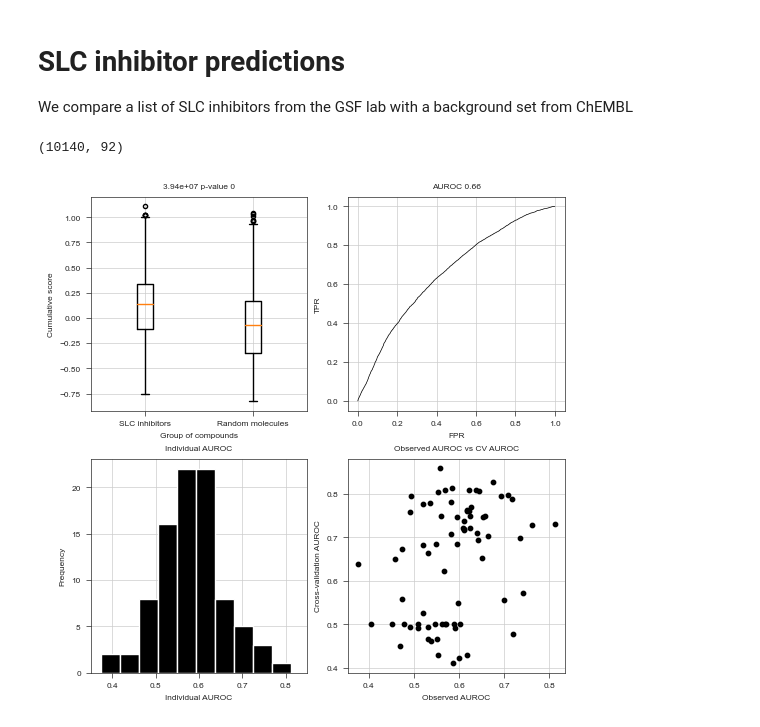
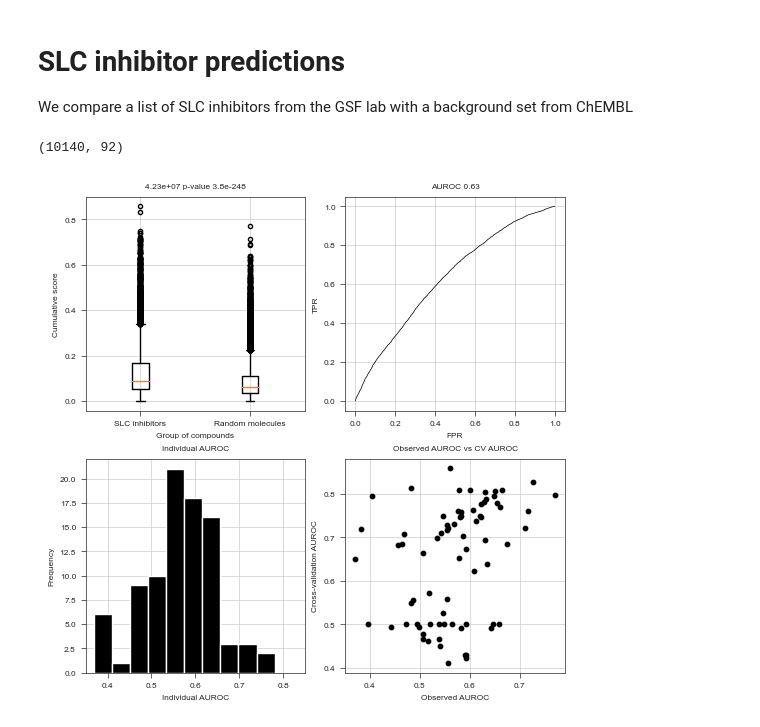
Before and after one commit to ligand-discovery/on-the-fly-modeling, a Jupyter notebook: notebooks/05_GSF_Predictions.ipynb, the cells around one changed output. Drawn from its saved outputs; the diff is of its cells as text; code cells hidden in the pictures.

```diff
--- a/notebooks/05_GSF_Predictions.ipynb
+++ b/notebooks/05_GSF_Predictions.ipynb
@@ -12,7 +12,7 @@ from scipy.stats import mannwhitneyu
 from sklearn.metrics import roc_curve, auc
 from sklearn.preprocessing import RobustScaler
 
-MIN_AUROC = 0
+MIN_AUROC = 0.9
 MAX_MW = 600
 MIN_MW = 150
 
@@ -44,12 +44,14 @@ for slc in list(df_bg.columns):
 X_in = np.array(df_in[slc_columns])
 X_bg = np.array(df_bg[slc_columns])
 
-scaler = RobustScaler()
-scaler.fit(np.vstack([X_in, X_bg]))
-X_in = scaler.transform(X_in)
-X_bg = scaler.transform(X_bg)
-vals_in = np.percentile(X_in, 50, axis=1)
-vals_bg = np.percentile(X_bg, 50, axis=1)
+#scaler = RobustScaler()
+#scaler.fit(np.vstack([X_in, X_bg]))
+#X_in = scaler.transform(X_in)
+#X_bg = scaler.transform(X_bg)
+#vals_in = np.percentile(X_in, 50, axis=1)
+#vals_bg = np.percentile(X_bg, 50, axis=1)
+vals_in = np.percentile(X_in, 75, axis=1)
+vals_bg = np.percentile(X_bg, 75, axis=1)
 
 fig, axs = stylia.create_figure(2,2,width=stylia.TWO_COLUMNS_WIDTH*0.75, height=stylia.TWO_COLUMNS_WIDTH*0.75)
 ax = axs.next()
@@ -58,31 +60,31 @@ ax.boxplot([vals_in, vals_bg], flierprops=dict(marker='o', markersize=3))
 ax.set_xticklabels(["SLC inhibitors", "Random molecules"])
 u_statistic, p_value = mannwhitneyu(vals_bg, vals_in)
 stylia.label(ax=ax, title="{0:.3g} p-value {1:.2g}".format(u_statistic, p_value), xlabel="Group of compounds", ylabel="Cumulative score")
 
 ax = axs.next()
 fpr, tpr, _ = roc_curve([1]*len(vals_in) + [0]*len(vals_bg), list(vals_in) + list(vals_bg))
 ax.plot(fpr, tpr, color="black")
 stylia.label(ax=ax, title="AUROC {0:.2f}".format(auc(fpr, tpr)), xlabel="FPR", ylabel="TPR")
 
 ax = axs.next()
 aurocs = []
 for i in range(X_in.shape[1]):
     v1 = X_in[:, i]
     v0 = X_bg[:, i]
     fpr, tpr, _ = roc_curve([1]*len(v1) + [0]*len(v0), list(v1) + list(v0))
     aurocs += [auc(fpr, tpr)]
 ax.hist(aurocs, bins=10, color="black")
 ax.set_xlim(0.35, 0.85)
 ax.plot([0,0], [1,1], color="black", linestyle="--")
 stylia.label(ax=ax, title="Individual AUROC", xlabel="Individual AUROC", ylabel="Frequency")
 
 ax = axs.next()
 cv_aurocs = [protein_aucs[slc][0] for slc in slc_columns]
 
 ax.scatter(aurocs, cv_aurocs, color="black")
 stylia.label(ax=ax, title="Observed AUROC vs CV AUROC", xlabel="Observed AUROC", ylabel="Cross-validation AUROC")
 
 stylia.save_figure("../assets/gsf_validation_exploratory.png")
 # %% [output]
 (10140, 92)
-[figure, old version]
+[figure, new version]
```
Also changed, not shown: 4 other files.
